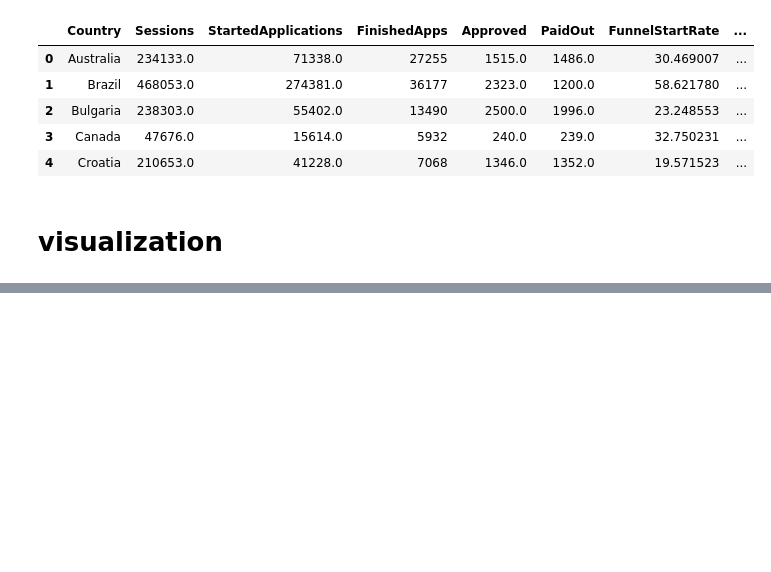
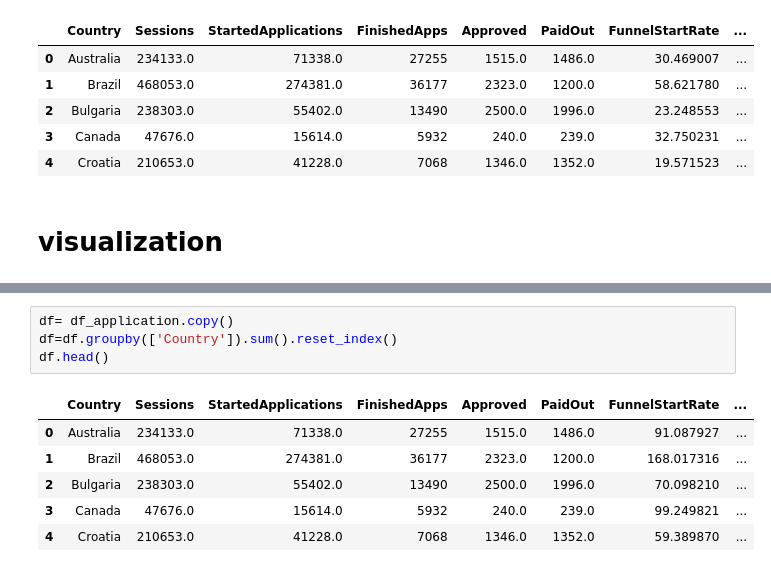
Before and after one commit to poddardelhi/crm_homeTask, a Jupyter notebook: HomeTask_CRMAnalyst.ipynb, the cells around one changed output, grey strips where cells are left out. Drawn from its saved outputs; the diff is of its cells as text; blank space fills up the shorter version.

```diff
--- a/HomeTask_CRMAnalyst.ipynb
+++ b/HomeTask_CRMAnalyst.ipynb
@@ -253,0 +259,11 @@ for labels in ax1.get_xticklabels() + ax2.get_xticklabels() + ax3.get_xticklabel
+# %%
+df= df_application.copy()
+df=df.groupby(['Country']).sum().reset_index()
+df.head()
+# %% [output]
+|  | Country | Sessions | StartedApplications | FinishedApps | Approved | PaidOut | FunnelStartRate | ... |
+| 0 | Australia | 234133.0 | 71338.0 | 27255 | 1515.0 | 1486.0 | 91.087927 | ... |
+| 1 | Brazil | 468053.0 | 274381.0 | 36177 | 2323.0 | 1200.0 | 168.017316 | ... |
+| 2 | Bulgaria | 238303.0 | 55402.0 | 13490 | 2500.0 | 1996.0 | 70.098210 | ... |
+| 3 | Canada | 47676.0 | 15614.0 | 5932 | 240.0 | 239.0 | 99.249821 | ... |
+| 4 | Croatia | 210653.0 | 41228.0 | 7068 | 1346.0 | 1352.0 | 59.389870 | ... |
```
Also changed, not shown: parts of 8 cells of this notebook.
